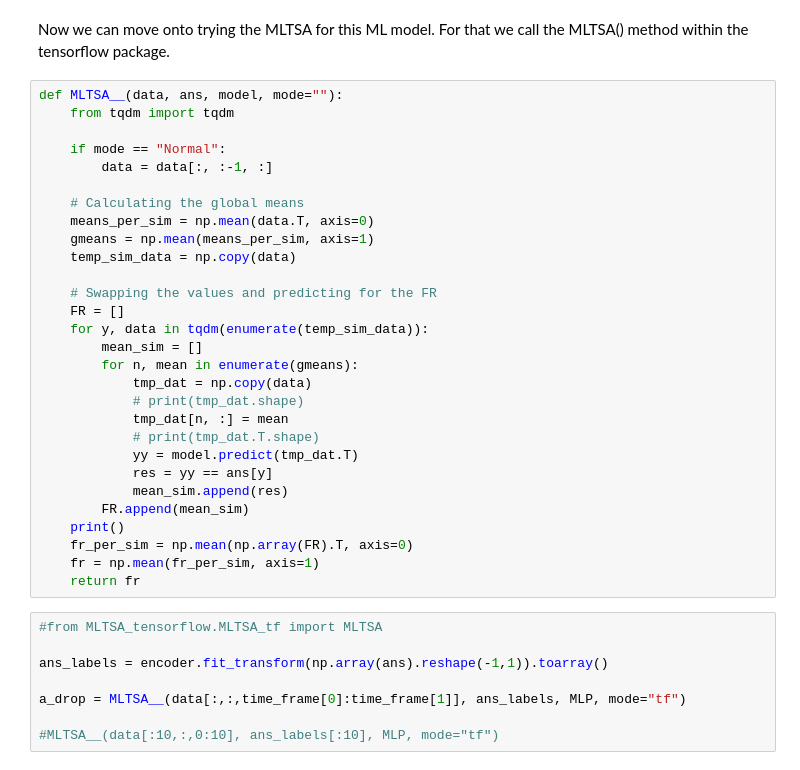
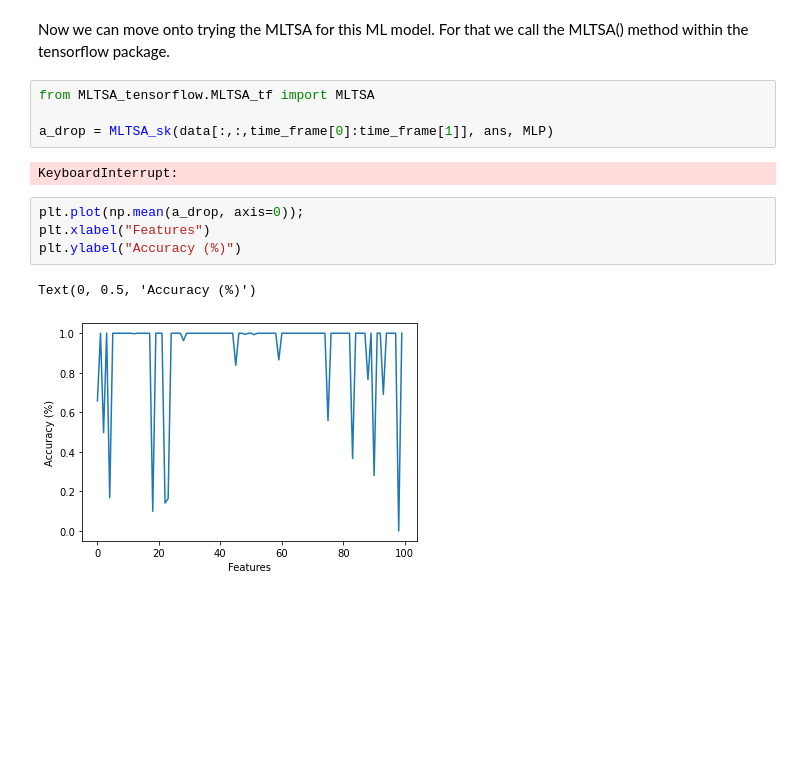
Before and after one commit to pedrojuanbj/MLTSA, a Jupyter notebook: notebooks/OneD_MLTSA_tensorflow.ipynb, the cells around one changed output. Cells and saved outputs as stored; diff of their text form; blank space fills up the shorter version.

```diff
--- a/notebooks/OneD_MLTSA_tensorflow.ipynb
+++ b/notebooks/OneD_MLTSA_tensorflow.ipynb
@@ -154,39 +146,15 @@ Text(0, 0.5, 'loss')
 # %% [markdown]
 Now we can move onto trying the MLTSA for this ML model. For that we call the MLTSA() method within the tensorflow package.
-# %%
-def MLTSA__(data, ans, model, mode=""):
-    from tqdm import tqdm
-
-    if mode == "Normal":
-        data = data[:, :-1, :]
-
-    # Calculating the global means
-    means_per_sim = np.mean(data.T, axis=0)
-    gmeans = np.mean(means_per_sim, axis=1)
-    temp_sim_data = np.copy(data)
-
-    # Swapping the values and predicting for the FR
-    FR = []
-    for y, data in tqdm(enumerate(temp_sim_data)):
-        mean_sim = []
-        for n, mean in enumerate(gmeans):
-            tmp_dat = np.copy(data)
-            # print(tmp_dat.shape)
-            tmp_dat[n, :] = mean
-            # print(tmp_dat.T.shape)
-            yy = model.predict(tmp_dat.T)
-            res = yy == ans[y]
-            mean_sim.append(res)
-        FR.append(mean_sim)
-    print()
-    fr_per_sim = np.mean(np.array(FR).T, axis=0)
-    fr = np.mean(fr_per_sim, axis=1)
-    return fr
-# %%
-#from MLTSA_tensorflow.MLTSA_tf import MLTSA
-
-ans_labels = encoder.fit_transform(np.array(ans).reshape(-1,1)).toarray()
-
-a_drop = MLTSA__(data[:,:,time_frame[0]:time_frame[1]], ans_labels, MLP, mode="tf")
-
-#MLTSA__(data[:10,:,0:10], ans_labels[:10], MLP, mode="tf")
+# %%
+from MLTSA_tensorflow.MLTSA_tf import MLTSA
+
+a_drop = MLTSA_sk(data[:,:,time_frame[0]:time_frame[1]], ans, MLP)
+# %% [output]
+KeyboardInterrupt:
+# %%
+plt.plot(np.mean(a_drop, axis=0));
+plt.xlabel("Features")
+plt.ylabel("Accuracy (%)")
+# %% [output]
+Text(0, 0.5, 'Accuracy (%)')
+[figure, added]
```
Also changed, not shown: parts of 7 cells of this notebook, 1 other file.
